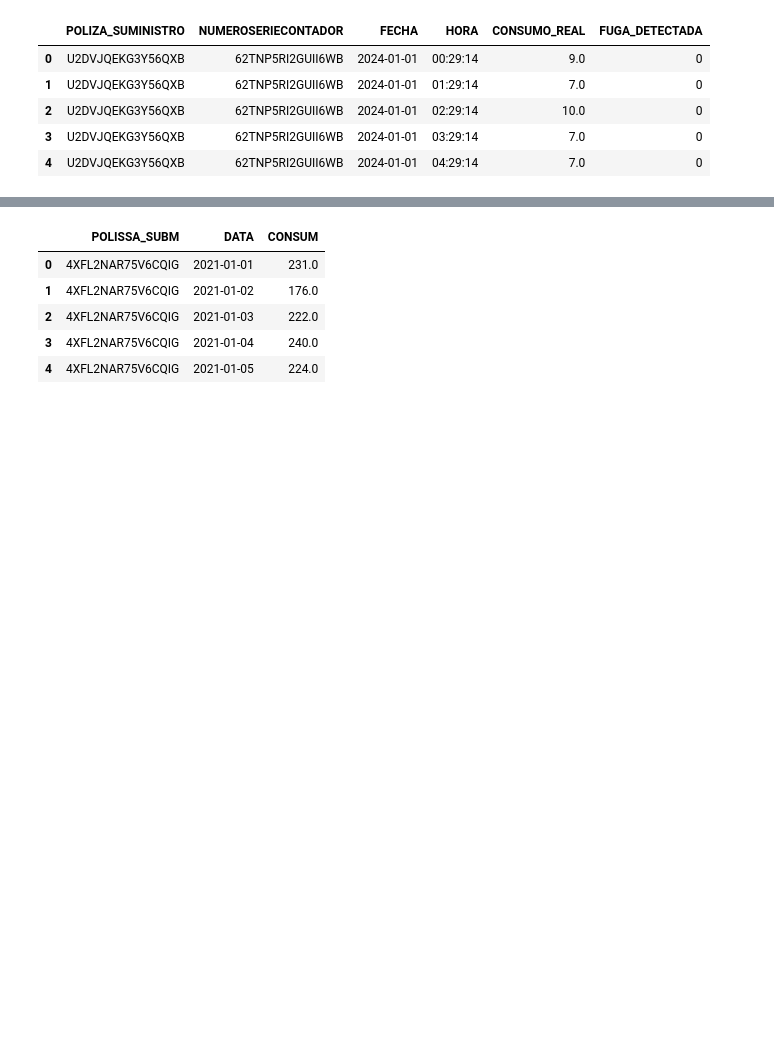
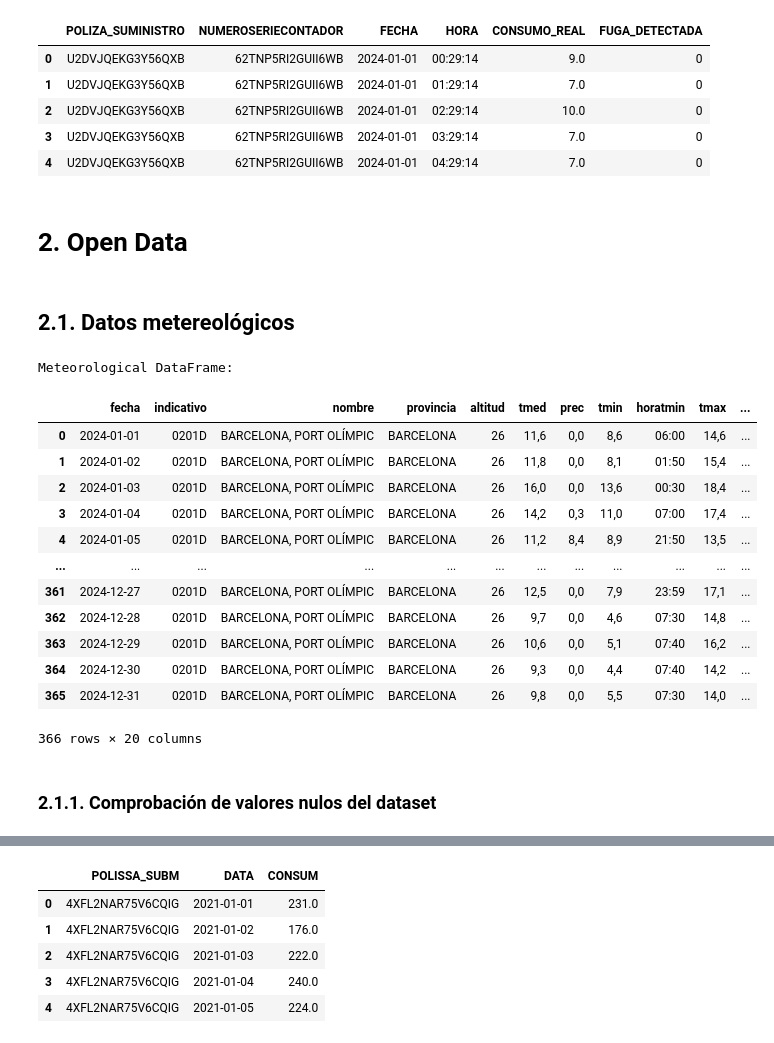
Before and after one commit to laxhoni/GeSAI-AB_Data_Challenge, a Jupyter notebook: project-notebooks/data-preparation.ipynb, the cells around one changed output, grey strips where cells are left out. Saved outputs shown, nothing was run; the diff lists cells and outputs as text; code cells hidden in the pictures; blank space fills up the shorter version.

```diff
--- a/project-notebooks/data-preparation.ipynb
+++ b/project-notebooks/data-preparation.ipynb
@@ -138,3 +129,36 @@ Updated DataFrame:
 | 2 | U2DVJQEKG3Y56QXB | 62TNP5RI2GUII6WB | 2024-01-01 | 02:29:14 | 10.0 | 0 |
 | 3 | U2DVJQEKG3Y56QXB | 62TNP5RI2GUII6WB | 2024-01-01 | 03:29:14 | 7.0 | 0 |
 | 4 | U2DVJQEKG3Y56QXB | 62TNP5RI2GUII6WB | 2024-01-01 | 04:29:14 | 7.0 | 0 |
+# %% [markdown]
+# 2. Open Data
+# %% [markdown]
+## 2.1. Datos metereológicos
+# %%
+# Load meteorological data
+df_aemet1 = pd.read_json('../data/open-data/data_aemet_1.json')
+
+df_aemet2 = pd.read_json('../data/open-data/data_aemet_2.json')
+
+
+# Merge meteorological datasets
+df_aemet = pd.concat([df_aemet1, df_aemet2], ignore_index=True)
+
+print('Meteorological DataFrame:')
+display(df_aemet)
+# %% [output]
+Meteorological DataFrame:
+|  | fecha | indicativo | nombre | provincia | altitud | tmed | prec | tmin | horatmin | tmax | ... |
+| 0 | 2024-01-01 | 0201D | BARCELONA, PORT OLÍMPIC | BARCELONA | 26 | 11,6 | 0,0 | 8,6 | 06:00 | 14,6 | ... |
+| 1 | 2024-01-02 | 0201D | BARCELONA, PORT OLÍMPIC | BARCELONA | 26 | 11,8 | 0,0 | 8,1 | 01:50 | 15,4 | ... |
+| 2 | 2024-01-03 | 0201D | BARCELONA, PORT OLÍMPIC | BARCELONA | 26 | 16,0 | 0,0 | 13,6 | 00:30 | 18,4 | ... |
+| 3 | 2024-01-04 | 0201D | BARCELONA, PORT OLÍMPIC | BARCELONA | 26 | 14,2 | 0,3 | 11,0 | 07:00 | 17,4 | ... |
+| 4 | 2024-01-05 | 0201D | BARCELONA, PORT OLÍMPIC | BARCELONA | 26 | 11,2 | 8,4 | 8,9 | 21:50 | 13,5 | ... |
+| ... | ... | ... | ... | ... | ... | ... | ... | ... | ... | ... | ... |
+| 361 | 2024-12-27 | 0201D | BARCELONA, PORT OLÍMPIC | BARCELONA | 26 | 12,5 | 0,0 | 7,9 | 23:59 | 17,1 | ... |
+| 362 | 2024-12-28 | 0201D | BARCELONA, PORT OLÍMPIC | BARCELONA | 26 | 9,7 | 0,0 | 4,6 | 07:30 | 14,8 | ... |
+| 363 | 2024-12-29 | 0201D | BARCELONA, PORT OLÍMPIC | BARCELONA | 26 | 10,6 | 0,0 | 5,1 | 07:40 | 16,2 | ... |
+| 364 | 2024-12-30 | 0201D | BARCELONA, PORT OLÍMPIC | BARCELONA | 26 | 9,3 | 0,0 | 4,4 | 07:40 | 14,2 | ... |
+| 365 | 2024-12-31 | 0201D | BARCELONA, PORT OLÍMPIC | BARCELONA | 26 | 9,8 | 0,0 | 5,5 | 07:30 | 14,0 | ... |
+366 rows × 20 columns
+# %% [markdown]
+### 2.1.1. Comprobación de valores nulos del dataset
```
Also changed, not shown: parts of 23 cells of this notebook, 2 other files.
